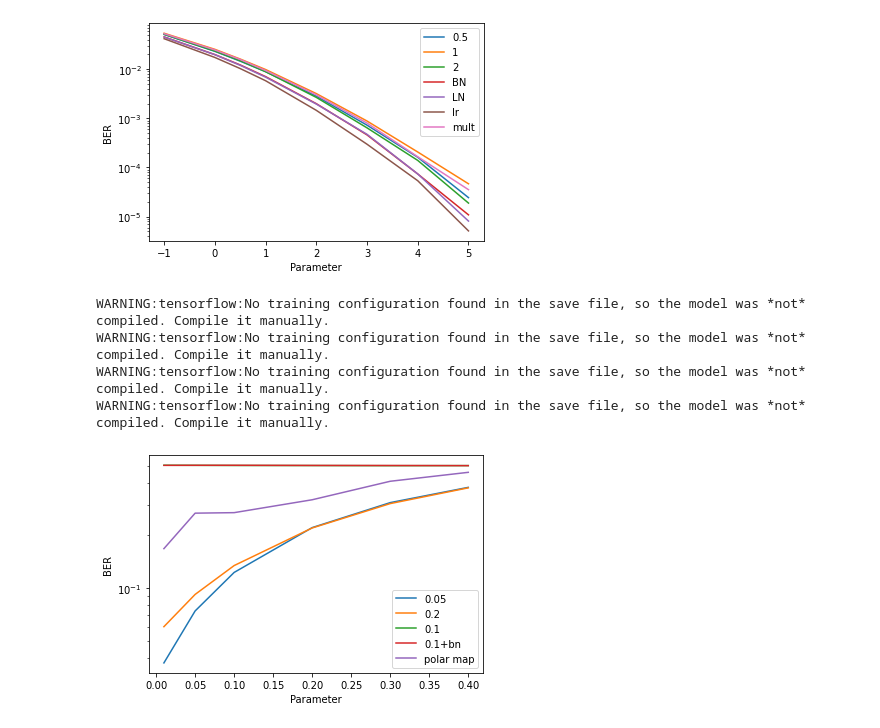
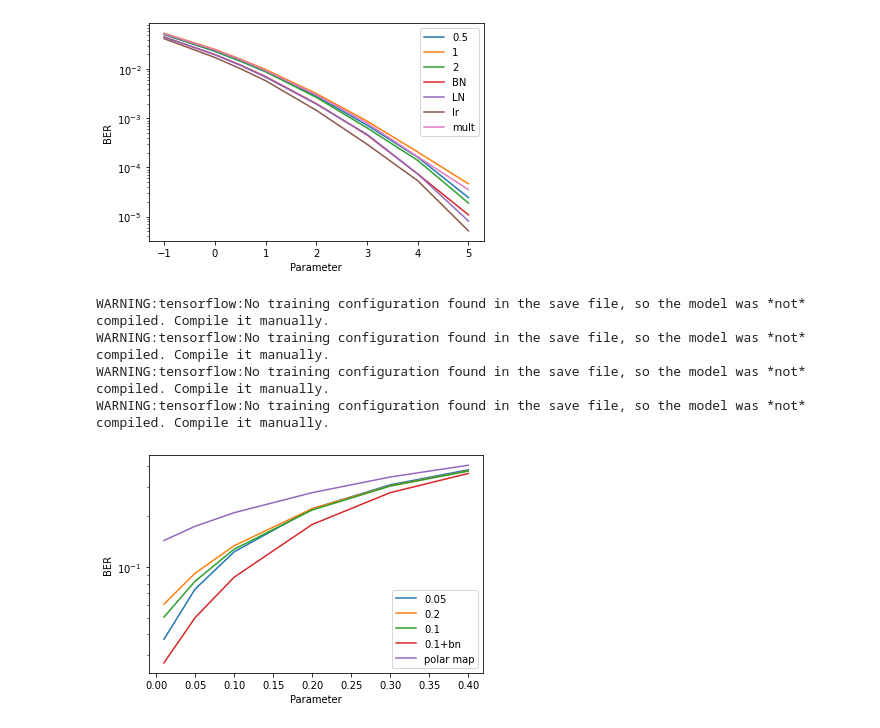
Before and after one commit to remzawi/deep_fec, a Jupyter notebook: BACOHAutoencoder_Plots.ipynb, the cells around one changed output. Saved outputs shown, nothing was run; the diff lists cells and outputs as text; code cells hidden in the pictures.

```diff
--- a/BACOHAutoencoder_Plots.ipynb
+++ b/BACOHAutoencoder_Plots.ipynb
@@ -45,22 +45,22 @@ WARNING:tensorflow:No training configuration found in the save file, so the mode
 # %%
 from tensorflow.keras.models import load_model
 
 #encoder_test,decoder_test=load_model('AWGNOHEncoder_test3.h5',custom_objects={'AWGN':AWGN,'Mish':Mish}),load_model('AWGNOHDecoder_test3.h5',custom_objects={'AWGN':AWGN,'Mish':Mish},compile=False)
 encoder1,decoder1=load_model('BACOHEncoder_005.h5',custom_objects={'BAC_OH2':BAC_OH2}),load_model('BACOHDecoder_005.h5',custom_objects={'BAC_OH2':BSC},compile=False)
 encoder2,decoder2=load_model('BACOHEncoder_02.h5',custom_objects={'BAC_OH2':BAC_OH2}),load_model('BACOHDecoder_02.h5',custom_objects={'BAC_OH2':BSC},compile=False)
-encoder3,decoder3=load_model('BSCOHEncoder_01.h5',custom_objects={'BAC_OH2':BSC_OH2}),load_model('BACOHDecoder_01.h5',custom_objects={'BAC_OH2':BSC},compile=False)
-encoder4,decoder4=load_model('BSCOHEncoder_01_bn.h5',custom_objects={'BAC_OH2':BSC_OH2}),load_model('BACOHDecoder_01_bn.h5',custom_objects={'BAC_OH2':BSC},compile=False)
+encoder3,decoder3=load_model('BACOHEncoder_01.h5',custom_objects={'BAC_OH2':BSC_OH2}),load_model('BACOHDecoder_01.h5',custom_objects={'BAC_OH2':BSC},compile=False)
+encoder4,decoder4=load_model('BACOHEncoder_01_bn.h5',custom_objects={'BAC_OH2':BSC_OH2}),load_model('BACOHDecoder_01_bn.h5',custom_objects={'BAC_OH2':BSC},compile=False)
 
 
 encoder_list,decoder_list=[encoder1,encoder2,encoder3,encoder4],[decoder1,decoder2,decoder3,decoder4]
 #encoder_list,decoder_list=[encoder1,encoder2],[decoder1,decoder2]
 multBER(encoder_list,decoder_list,'BAC',[0.01,0.05,0.1,0.2,0.3,0.4],do_polar_MAP=True,save_params=False,params_name=['params_map2.npy'],
         save_ber=False,ber_name=['ber_test_map2.npy','ber_1_lr_map2.npy','ber_1_lr2_map2.npy','ber_map2.npy'],
         plot_ber=True,points_per_value=[200000],plot_legend=['0.05','0.2','0.1','0.1+bn','polar map'],
         save_fig=False,fig_name='ALLModelsBERwmap2.pdf')
 # %% [output]
 WARNING:tensorflow:No training configuration found in the save file, so the model was *not* compiled. Compile it manually.
 WARNING:tensorflow:No training configuration found in the save file, so the model was *not* compiled. Compile it manually.
 WARNING:tensorflow:No training configuration found in the save file, so the model was *not* compiled. Compile it manually.
 WARNING:tensorflow:No training configuration found in the save file, so the model was *not* compiled. Compile it manually.
-[figure, old version]
+[figure, new version]
```
Also changed, not shown: parts of 2 cells of this notebook, 1 other file.
